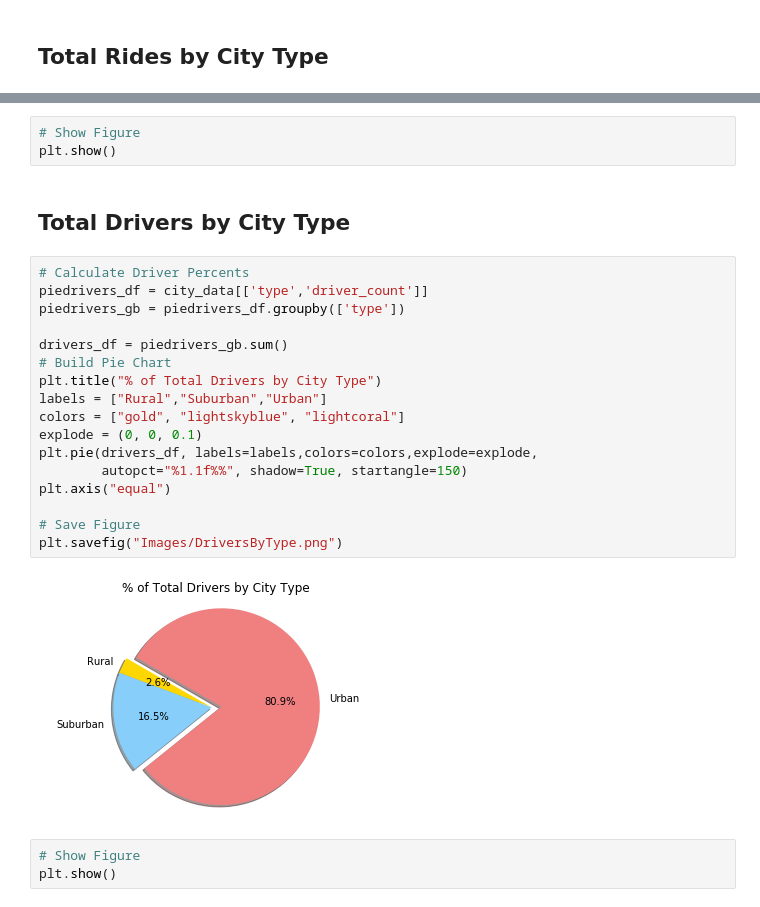
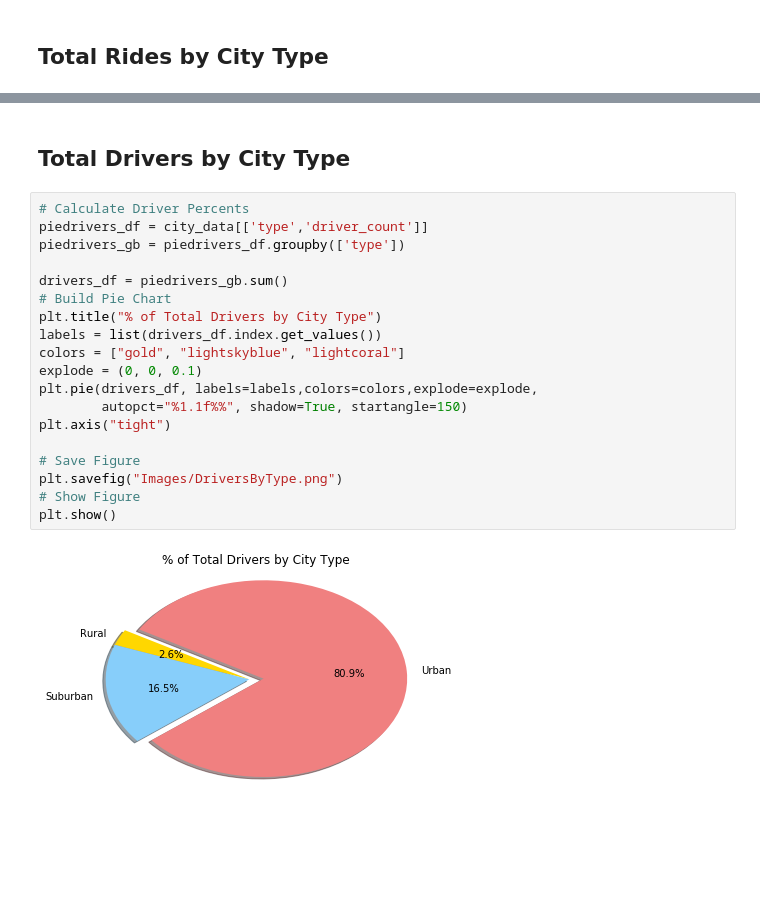
Before and after one commit to jwiner97/Pyber, a Jupyter notebook: pyber.ipynb, the cells around one changed output, grey strips where cells are left out. Drawn from its saved outputs; the diff is of its cells as text; blank space fills up the shorter version.

```diff
--- a/pyber.ipynb
+++ b/pyber.ipynb
@@ -128,27 +131,23 @@ plt.savefig("Images/RidesByType.png")
-# %%
-# Show Figure
-plt.show()
 # %% [markdown]
 ## Total Drivers by City Type
 # %%
 # Calculate Driver Percents
 piedrivers_df = city_data[['type','driver_count']]
 piedrivers_gb = piedrivers_df.groupby(['type'])
 
 drivers_df = piedrivers_gb.sum()
 # Build Pie Chart
 plt.title("% of Total Drivers by City Type")
-labels = ["Rural","Suburban","Urban"]
+labels = list(drivers_df.index.get_values())
 colors = ["gold", "lightskyblue", "lightcoral"]
 explode = (0, 0, 0.1)
 plt.pie(drivers_df, labels=labels,colors=colors,explode=explode,
         autopct="%1.1f%%", shadow=True, startangle=150)
-plt.axis("equal")
+plt.axis("tight")
 
 # Save Figure
 plt.savefig("Images/DriversByType.png")
+# Show Figure
+plt.show()
 # %% [output]
-[figure, old version]
+[figure, new version]
-# %%
-# Show Figure
-plt.show()
```
Also changed, not shown: parts of 5 cells of this notebook, 4 other files.
